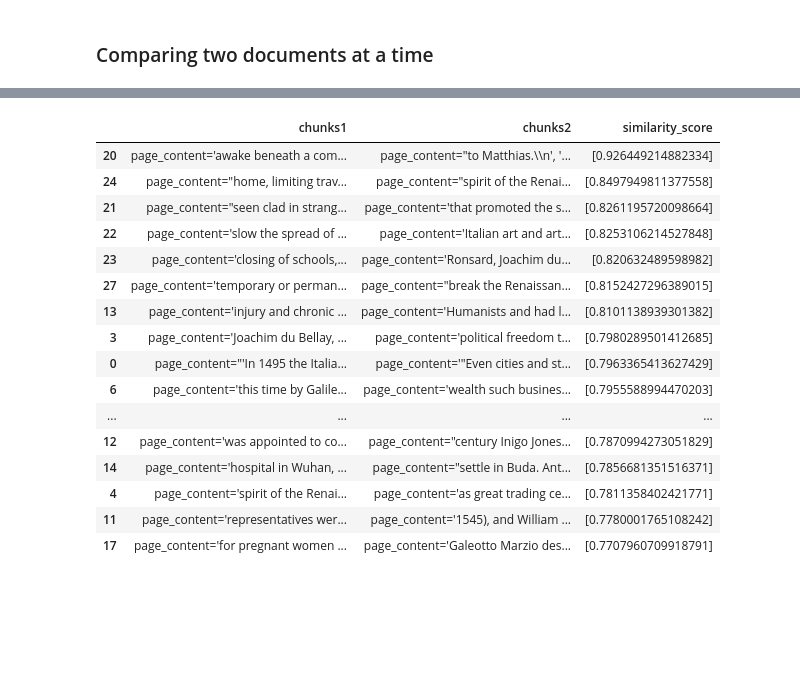
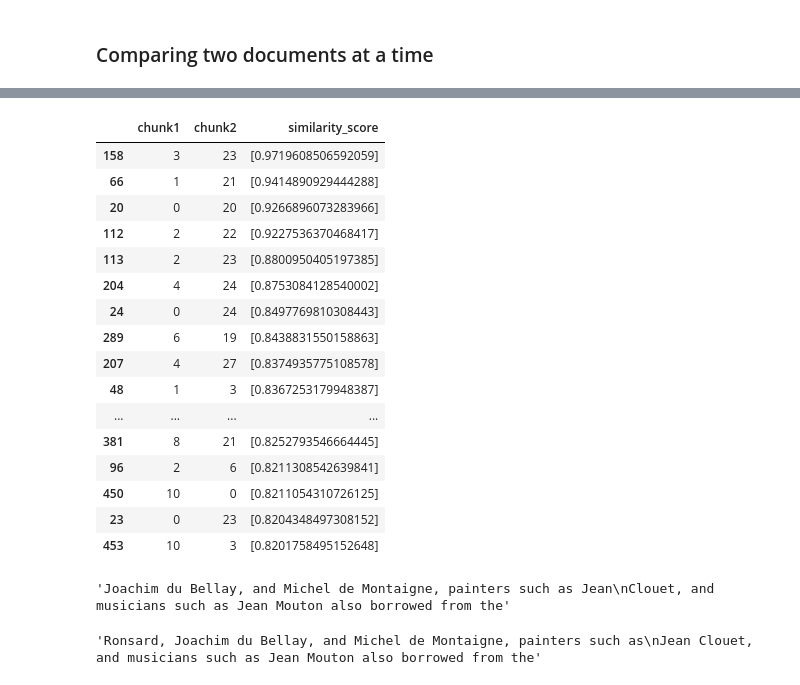
Before and after one commit to yantralogics/RAG_with_metadata, a Jupyter notebook: notebooks/find_duplicate_chunks.ipynb, the cells around one changed output, grey strips where cells are left out. Cells and saved outputs as stored; diff of their text form; code cells hidden in the pictures; blank space fills up the shorter version.

```diff
--- a/notebooks/find_duplicate_chunks.ipynb
+++ b/notebooks/find_duplicate_chunks.ipynb
@@ -312,14 +312,24 @@ chunks2 = text_splitter.create_documents(text_splitter.split_text(text2))
 vec1 = embedding.embed_documents([chunk.page_content for chunk in chunks1])
 vec2 = embedding.embed_documents([chunk.page_content for chunk in chunks2])
 sim_vec = []
+dict1 = []
+i=0
+j=0
 for v1 in vec1:
+    j=0
     for v2 in vec2:
         v1 = np.array(v1).reshape(1,-1)
         v2 = np.array(v2).reshape(1,-1)
         similarity =cosine_similarity(v1, v2)[0]
         sim_vec.append(similarity)
+        dict1.append({'chunk1':i, 'chunk2':j, 'similarity_score':similarity})
+        j+=1
+    i+=1
 
 
-df = pd.DataFrame([chunks1, chunks2, sim_vec]).T
+df = pd.DataFrame([[chunk.page_content for chunk in chunks1],
+                    [chunk.page_content for chunk in chunks2], sim_vec]).T
 df.columns = ['chunks1', 'chunks2', 'similarity_score']
 df2= df.dropna(subset=['chunks1','chunks2'])
+# %%
+df22 = pd.DataFrame(dict1)
@@ -326,20 +353,28 @@ df2= df.dropna(subset=['chunks1','chunks2'])
 # %%
-df2.sort_values(by='similarity_score', ascending=False).head(20)
+df22.sort_values(by='similarity_score', ascending=False).head(20)
 # %% [output]
-|  | chunks1 | chunks2 | similarity_score |
-| 20 | page_content='awake beneath a com... | page_content="to Matthias.\\n', '... | [0.926449214882334] |
-| 24 | page_content="home, limiting trav... | page_content="spirit of the Renai... | [0.8497949811377558] |
-| 21 | page_content="seen clad in strang... | page_content='that promoted the s... | [0.8261195720098664] |
-| 22 | page_content='slow the spread of ... | page_content='Italian art and art... | [0.8253106214527848] |
-| 23 | page_content='closing of schools,... | page_content='Ronsard, Joachim du... | [0.820632489598982] |
-| 27 | page_content='temporary or perman... | page_content="break the Renaissan... | [0.8152427296389015] |
-| 13 | page_content='injury and chronic ... | page_content='Humanists and had l... | [0.8101138939301382] |
-| 3 | page_content='Joachim du Bellay, ... | page_content='political freedom t... | [0.7980289501412685] |
-| 0 | page_content="'In 1495 the Italia... | page_content='"Even cities and st... | [0.7963365413627429] |
-| 6 | page_content='this time by Galile... | page_content='wealth such busines... | [0.7955588994470203] |
+|  | chunk1 | chunk2 | similarity_score |
+| 158 | 3 | 23 | [0.9719608506592059] |
+| 66 | 1 | 21 | [0.9414890929444288] |
+| 20 | 0 | 20 | [0.9266896073283966] |
+| 112 | 2 | 22 | [0.9227536370468417] |
+| 113 | 2 | 23 | [0.8800950405197385] |
+| 204 | 4 | 24 | [0.8753084128540002] |
+| 24 | 0 | 24 | [0.8497769810308443] |
+| 289 | 6 | 19 | [0.8438831550158863] |
+| 207 | 4 | 27 | [0.8374935775108578] |
+| 48 | 1 | 3 | [0.8367253179948387] |
 | ... | ... | ... | ... |
-| 12 | page_content='was appointed to co... | page_content="century Inigo Jones... | [0.7870994273051829] |
-| 14 | page_content='hospital in Wuhan, ... | page_content="settle in Buda. Ant... | [0.7856681351516371] |
-| 4 | page_content='spirit of the Renai... | page_content='as great trading ce... | [0.7811358402421771] |
-| 11 | page_content='representatives wer... | page_content='1545), and William ... | [0.7780001765108242] |
-| 17 | page_content='for pregnant women ... | page_content='Galeotto Marzio des... | [0.7707960709918791] |
+| 381 | 8 | 21 | [0.8252793546664445] |
+| 96 | 2 | 6 | [0.8211308542639841] |
+| 450 | 10 | 0 | [0.8211054310726125] |
+| 23 | 0 | 23 | [0.8204348497308152] |
+| 453 | 10 | 3 | [0.8201758495152648] |
+# %%
+chunks1[3].page_content
+# %% [output]
+'Joachim du Bellay, and Michel de Montaigne, painters such as Jean\nClouet, and musicians such as Jean Mouton also borrowed from the'
+# %%
+chunks2[23].page_content
+# %% [output]
+'Ronsard, Joachim du Bellay, and Michel de Montaigne, painters such as\nJean Clouet, and musicians such as Jean Mouton also borrowed from the'
```
Also changed, not shown: parts of 1 cell of this notebook.
